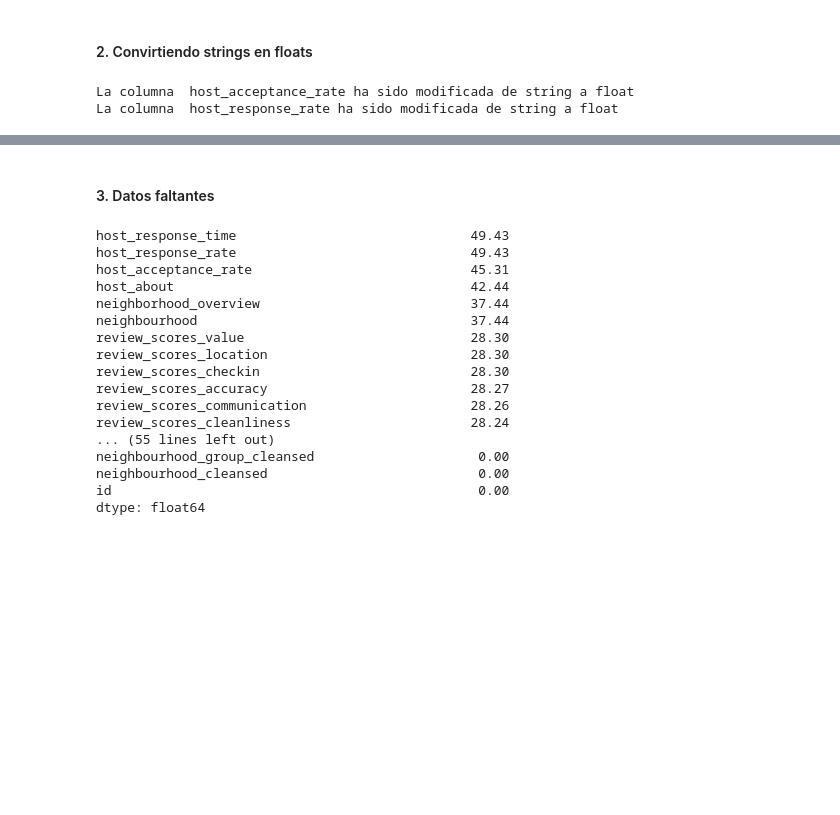
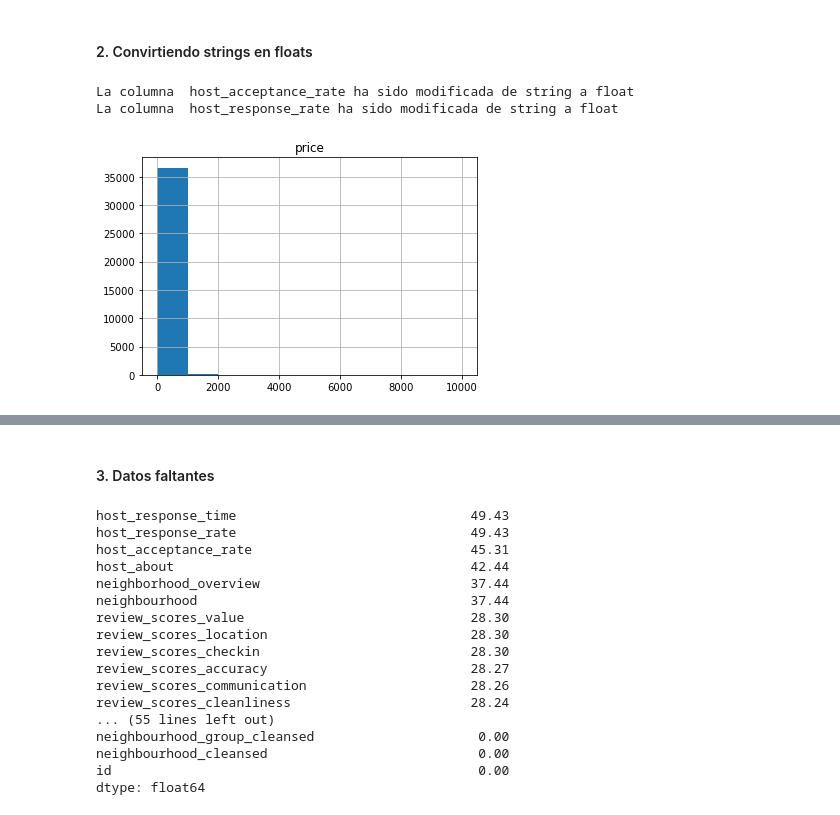
Before and after one commit to anmarphy/Airbnb-Deep-Learning-Pricing-Model, a Jupyter notebook: New York/Preprocesamiento.ipynb, the cells around one changed output, grey strips where cells are left out. Saved outputs shown, nothing was run; the diff lists cells and outputs as text; code cells hidden in the pictures; blank space fills up the shorter version.

```diff
--- a/New York/Preprocesamiento.ipynb
+++ b/New York/Preprocesamiento.ipynb
@@ -79,0 +86,5 @@ La columna  host_response_rate ha sido modificada de string a float
+# %%
+listings.hist(column='price', bins=10)
+plt.show()
+# %% [output]
+[figure, added]
```
Also changed, not shown: parts of 48 cells of this notebook.
